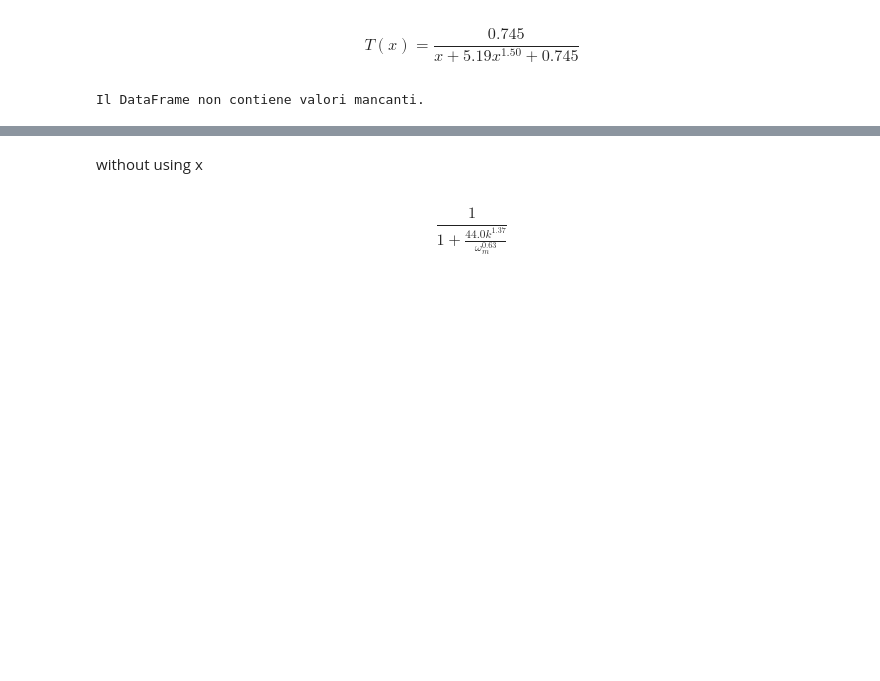
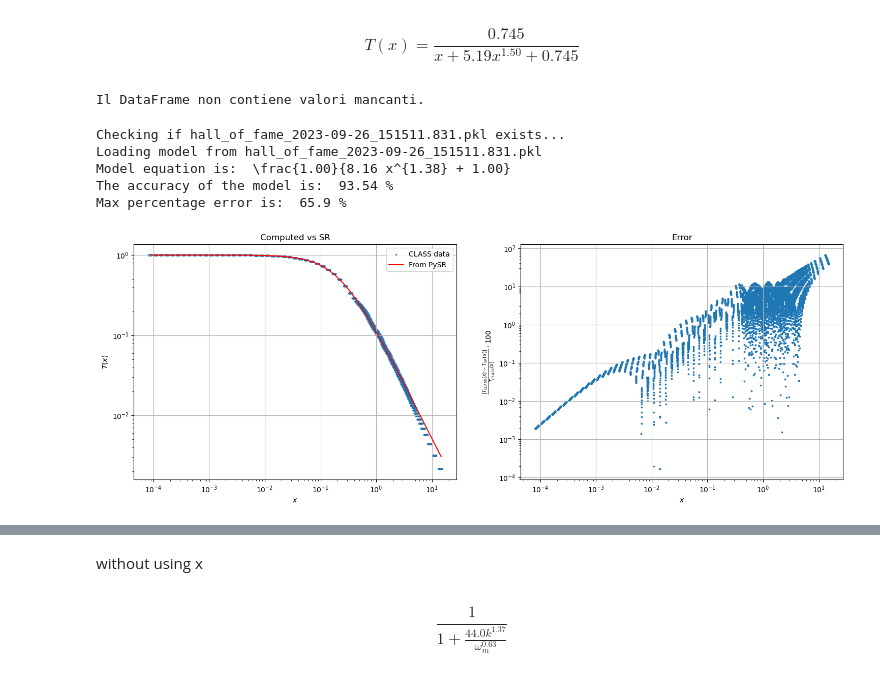
Before and after one commit to farocrown/Simreg, a Jupyter notebook: sr_tf_graphs.ipynb, the cells around one changed output, grey strips where cells are left out. Saved outputs shown, nothing was run; the diff lists cells and outputs as text; code cells hidden in the pictures; blank space fills up the shorter version.

```diff
--- a/sr_tf_graphs.ipynb
+++ b/sr_tf_graphs.ipynb
@@ -163,6 +191,15 @@ else:
     print("Il DataFrame non contiene valori mancanti.")
 # %% [output]
 Il DataFrame non contiene valori mancanti.
+# %%
+bran(x2,T2,'hall_of_fame_2023-09-26_151511.831.pkl')
+# %% [output]
+Checking if hall_of_fame_2023-09-26_151511.831.pkl exists...
+Loading model from hall_of_fame_2023-09-26_151511.831.pkl
+Model equation is:  \frac{1.00}{8.16 x^{1.38} + 1.00}
+The accuracy of the model is:  93.54 %
+Max percentage error is:  65.9 %
+[figure, added]
 # %%
 bran(x2,T2,'model1-nu-3108.pkl')
 # %% [output]
```
Also changed, not shown: parts of 9 cells of this notebook.
